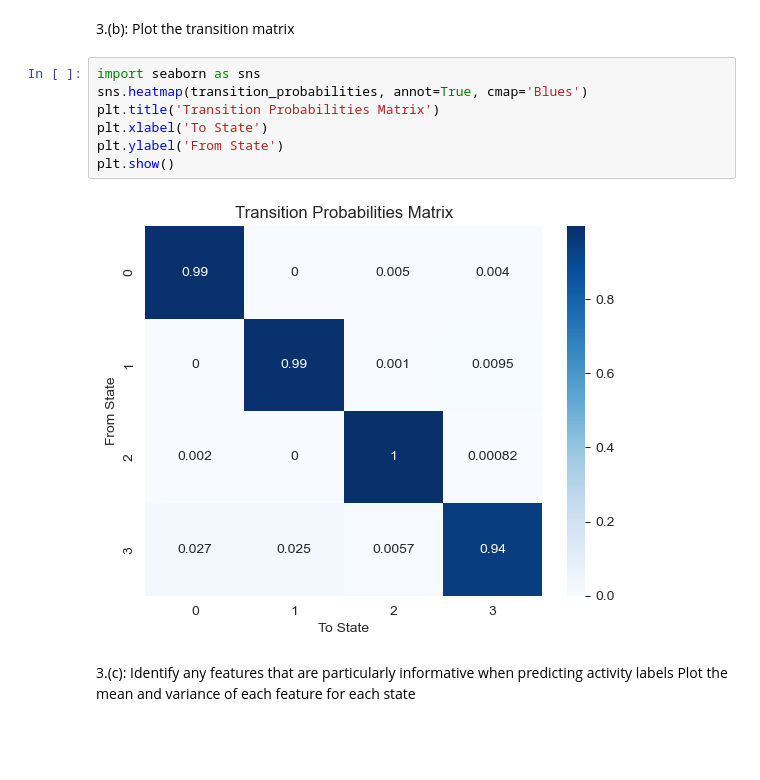
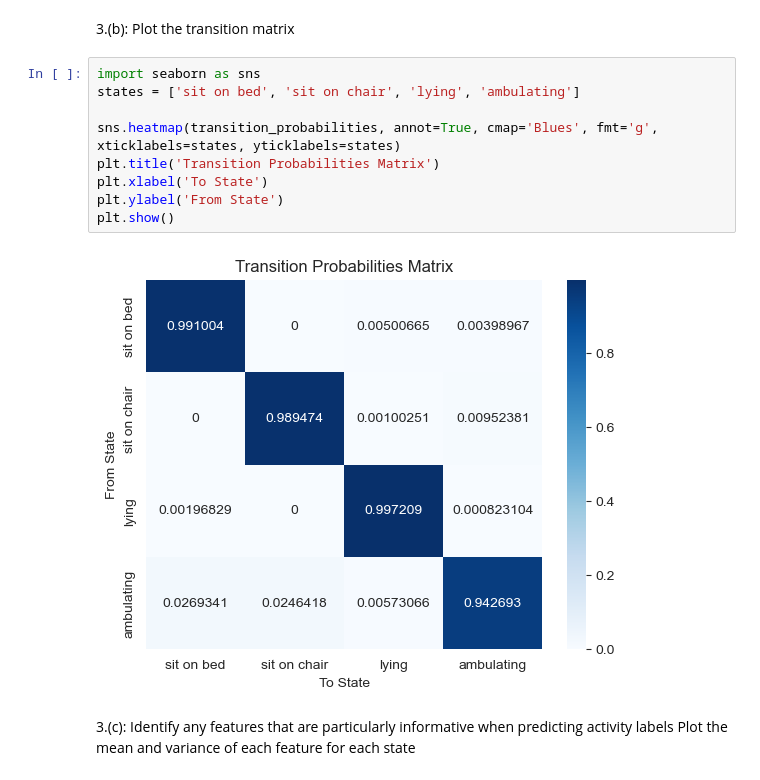
Before and after one commit to ZehuaLiuY/ML_CW, a Jupyter notebook: src/NN_Tree_HMM.ipynb, the cells around one changed output. Saved outputs shown, nothing was run; the diff lists cells and outputs as text; blank space fills up the shorter version.

```diff
--- a/src/NN_Tree_HMM.ipynb
+++ b/src/NN_Tree_HMM.ipynb
@@ -935,13 +935,15 @@ weighted avg       0.87      0.78      0.80      5973
 3.(b): Plot the transition matrix
 # %%
 import seaborn as sns
-sns.heatmap(transition_probabilities, annot=True, cmap='Blues')
+states = ['sit on bed', 'sit on chair', 'lying', 'ambulating']
+
+sns.heatmap(transition_probabilities, annot=True, cmap='Blues', fmt='g', xticklabels=states, yticklabels=states)
 plt.title('Transition Probabilities Matrix')
 plt.xlabel('To State')
 plt.ylabel('From State')
 plt.show()
 # %% [output]
-[figure, old version]
+[figure, new version]
 # %% [markdown]
 3.(c): Identify any features that are particularly informative when predicting activity labels
 Plot the mean and variance of each feature for each state
```
Also changed, not shown: parts of 1 cell of this notebook.
